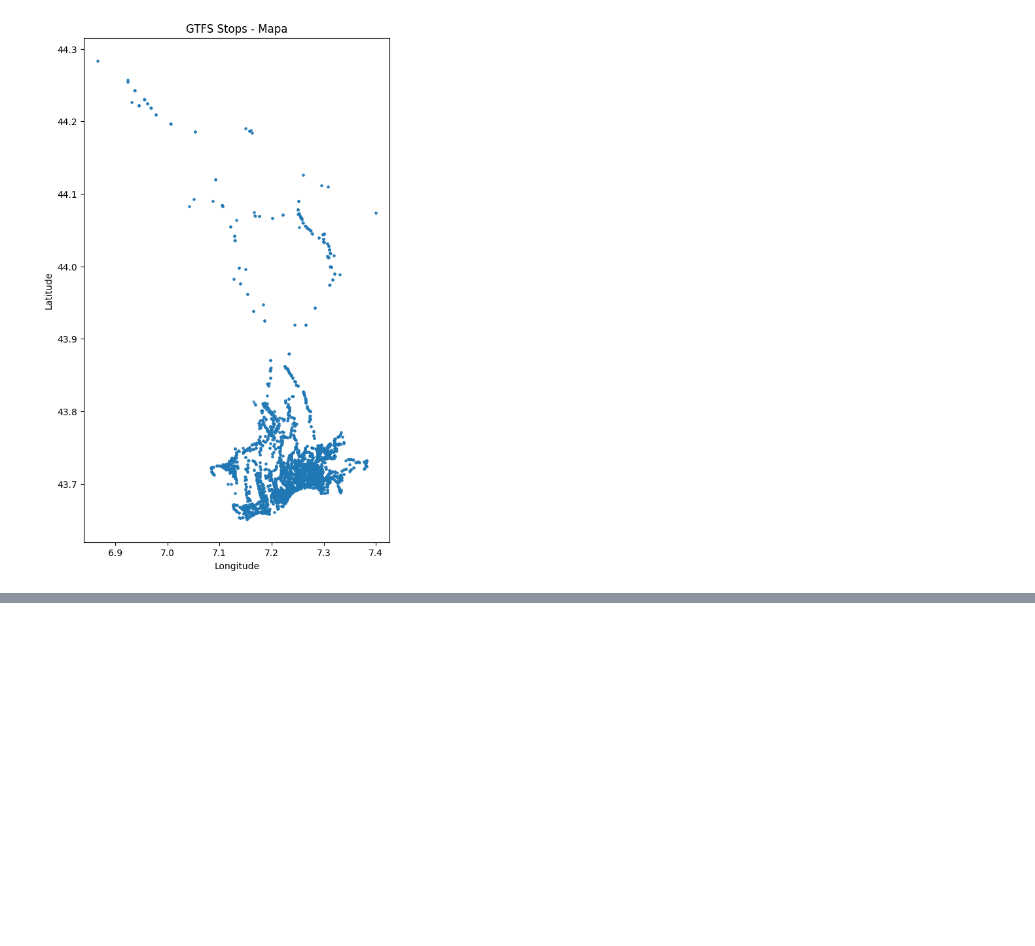
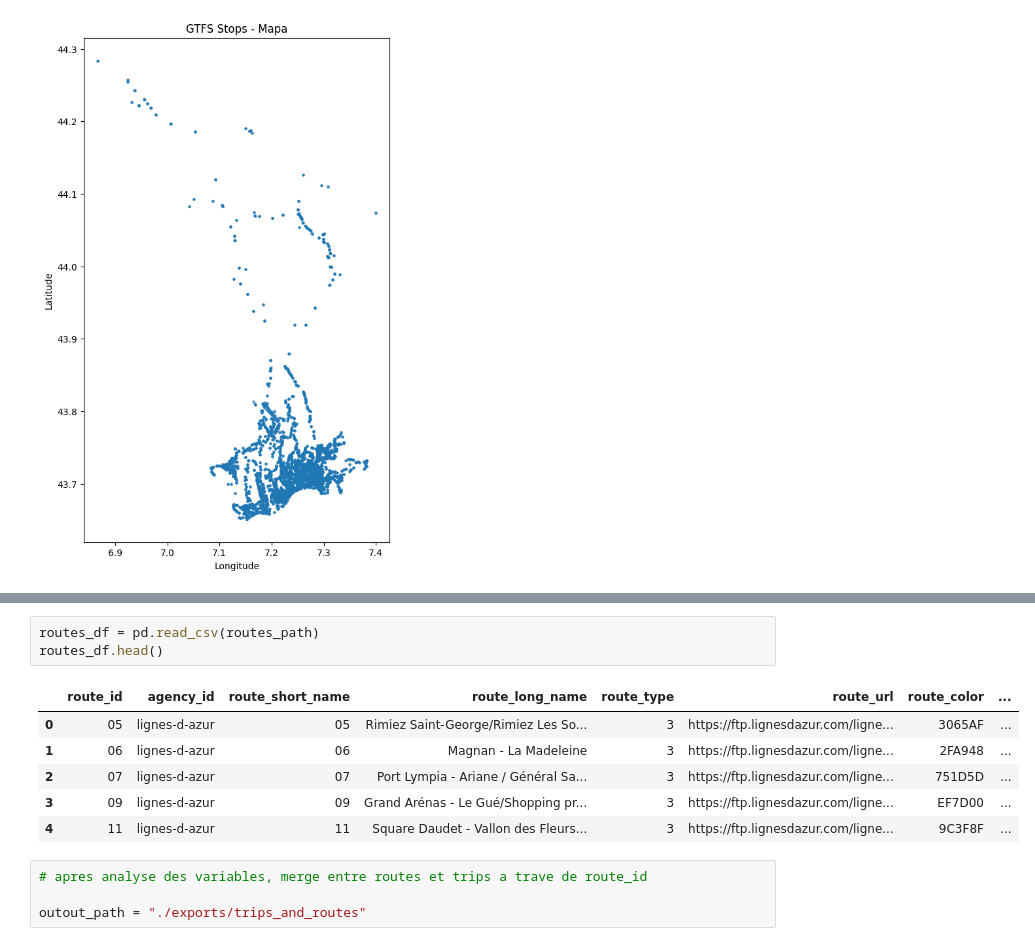
Before and after one commit to harleyrueda/tp-airflow-gtfs-duckdb, a Jupyter notebook: exploration_gtfs.ipynb, the cells around one changed output, grey strips where cells are left out. Cells and saved outputs as stored; diff of their text form; blank space fills up the shorter version.

```diff
--- a/exploration_gtfs.ipynb
+++ b/exploration_gtfs.ipynb
@@ -99,0 +117,14 @@ plt.show()
+# %%
+routes_df = pd.read_csv(routes_path)
+routes_df.head()
+# %% [output]
+|  | route_id | agency_id | route_short_name | route_long_name | route_type | route_url | route_color | ... |
+| 0 | 05 | lignes-d-azur | 05 | Rimiez Saint-George/Rimiez Les So... | 3 | https://ftp.lignesdazur.com/ligne... | 3065AF | ... |
+| 1 | 06 | lignes-d-azur | 06 | Magnan - La Madeleine | 3 | https://ftp.lignesdazur.com/ligne... | 2FA948 | ... |
+| 2 | 07 | lignes-d-azur | 07 | Port Lympia - Ariane / Général Sa... | 3 | https://ftp.lignesdazur.com/ligne... | 751D5D | ... |
+| 3 | 09 | lignes-d-azur | 09 | Grand Arénas - Le Gué/Shopping pr... | 3 | https://ftp.lignesdazur.com/ligne... | EF7D00 | ... |
+| 4 | 11 | lignes-d-azur | 11 | Square Daudet - Vallon des Fleurs... | 3 | https://ftp.lignesdazur.com/ligne... | 9C3F8F | ... |
+# %%
+# apres analyse des variables, merge entre routes et trips a trave de route_id
+
+outout_path = "./exports/trips_and_routes"
```
Also changed, not shown: parts of 9 cells of this notebook.
